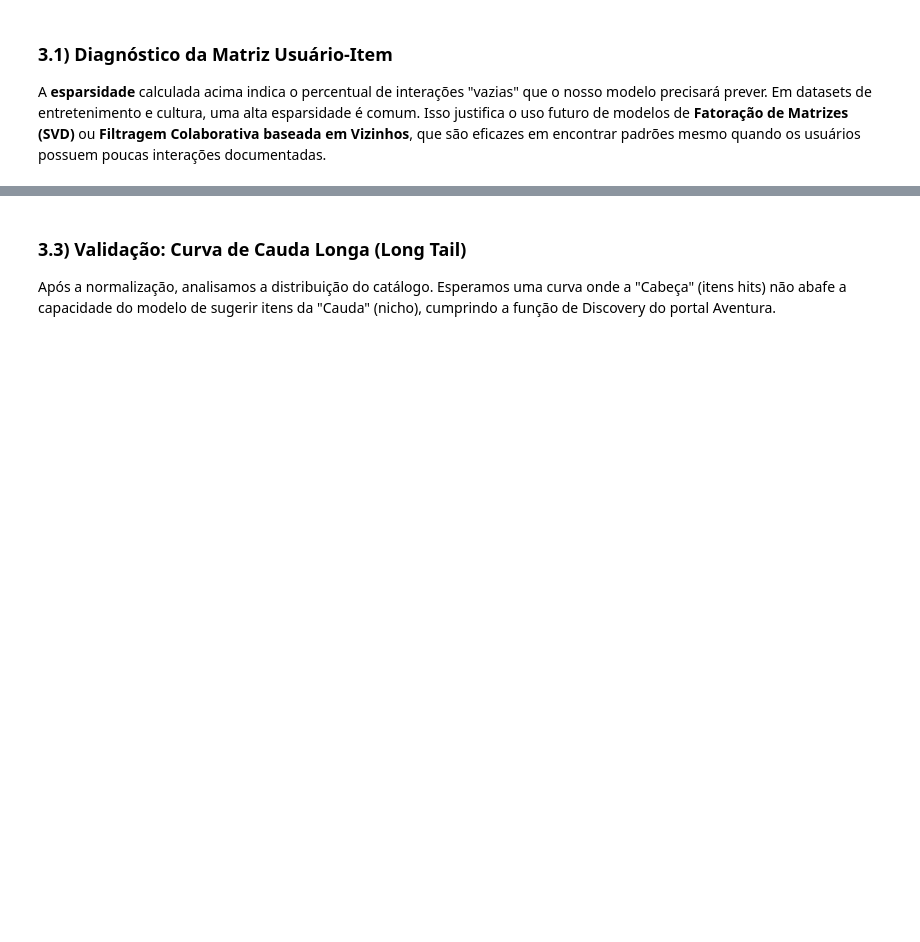
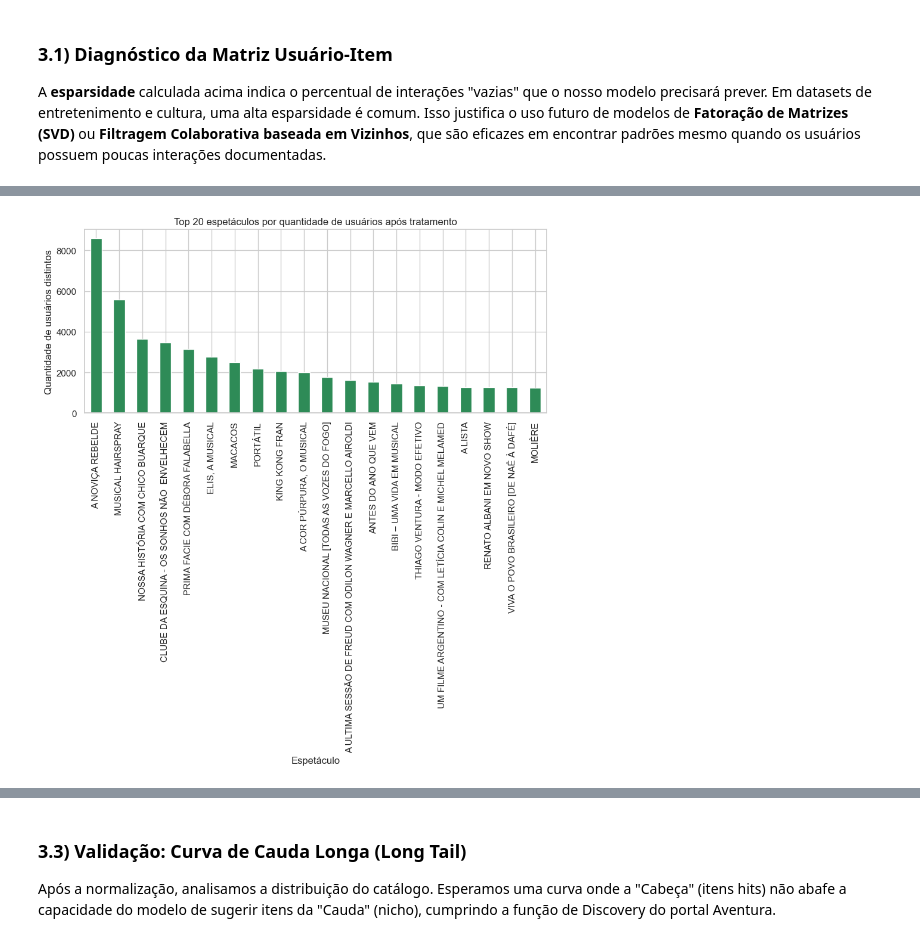
Before and after one commit to Kdu07/recomendashow, a Jupyter notebook: src/aad/analise_exploratoria_dados.ipynb, the cells around one changed output, grey strips where cells are left out. Drawn from its saved outputs; the diff is of its cells as text; code cells hidden in the pictures; blank space fills up the shorter version.

```diff
--- a/src/aad/analise_exploratoria_dados.ipynb
+++ b/src/aad/analise_exploratoria_dados.ipynb
@@ -256,9 +424,11 @@ print(f"Volume original: {len(df_dataset)} | Volume pós-balanceamento: {len(df_
 # %%
 plt.figure(figsize=(10, 4))
-df_dataset_bal["item_id"].value_counts().head(20).plot(kind="bar", color='seagreen')
-plt.title("Top 20 itens por quantidade de usuários (Pós-Balanceamento)")
-plt.xlabel("Item")
-plt.ylabel("Quantidade de usuários")
+df_dataset_bal["item_id"].value_counts().head(20).plot(kind="bar", color="seagreen")
+plt.title("Top 20 espetáculos por quantidade de usuários após tratamento")
+plt.xlabel("Espetáculo")
+plt.ylabel("Quantidade de usuários distintos")
 plt.xticks(rotation=90)
 plt.tight_layout()
 plt.show()
+# %% [output]
+[figure, added]
```
Also changed, not shown: parts of 28 cells of this notebook, 1 other file.
